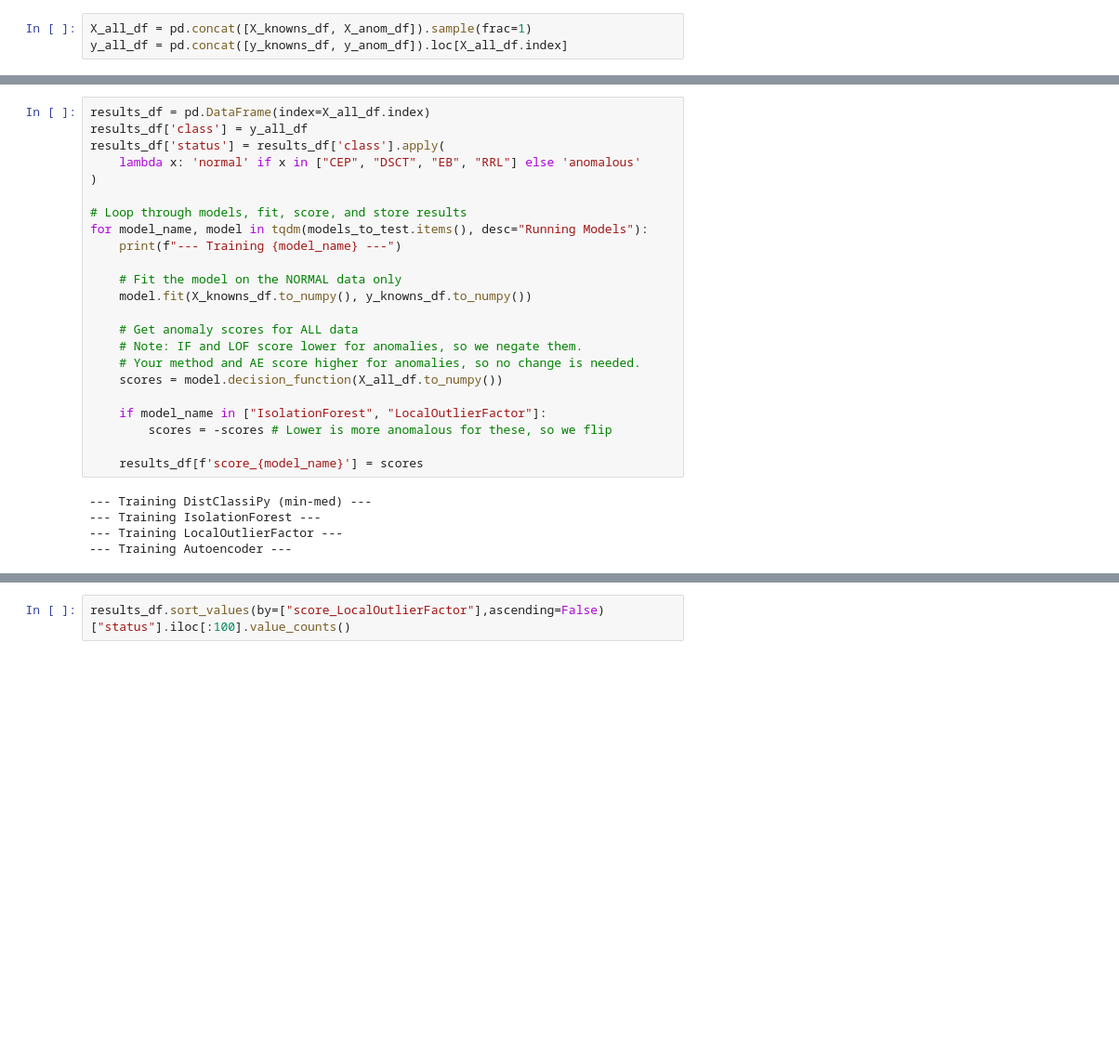
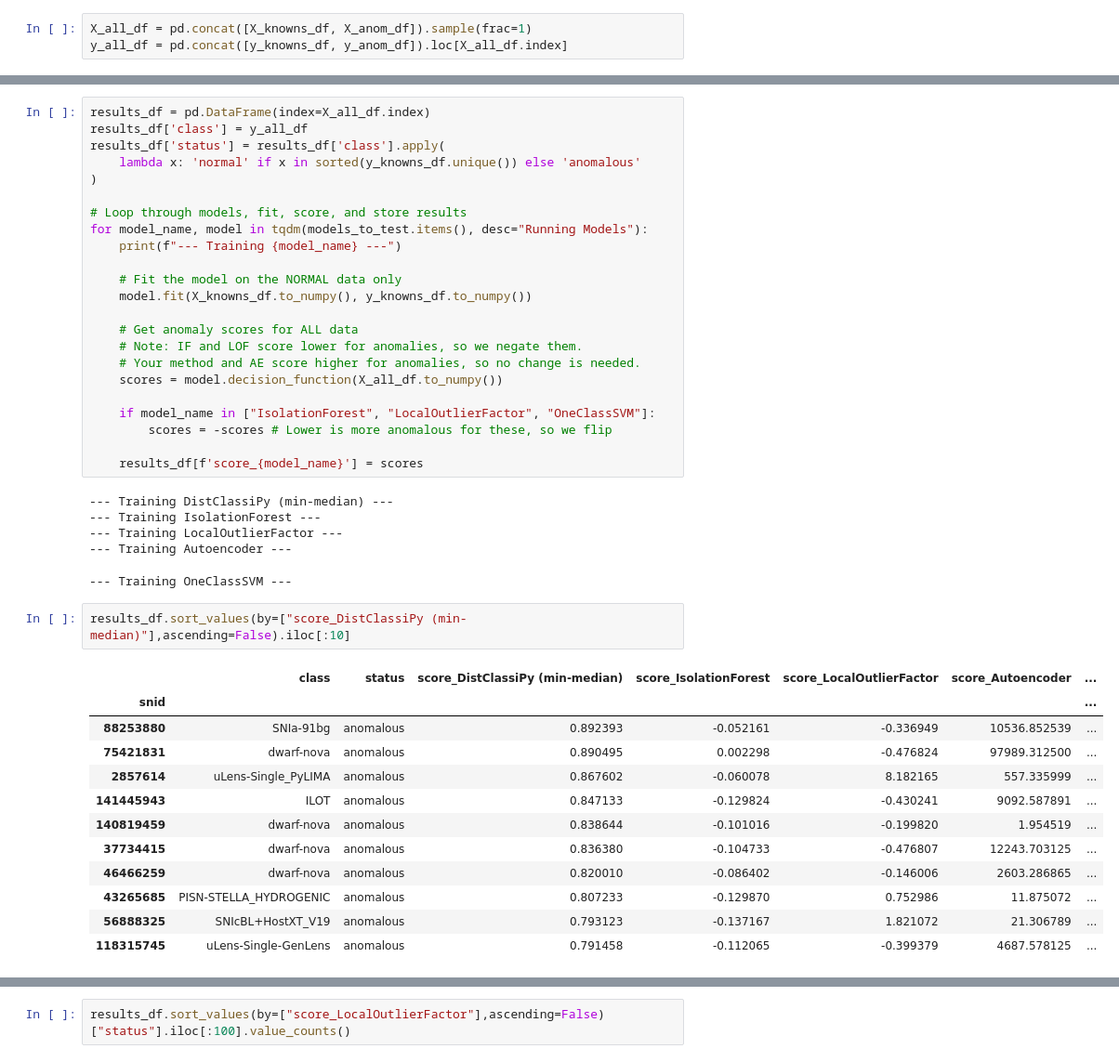
Before and after one commit to sidchaini/DistanceAnomalies, a Jupyter notebook: 04. ad comparison/rutgers01. outliers SC.ipynb, the cells around one changed output, grey strips where cells are left out. Shown: that part at 93% size. Cells and saved outputs as stored; diff of their text form; blank space fills up the shorter version.

```diff
--- a/04. ad comparison/rutgers01. outliers SC.ipynb
+++ b/04. ad comparison/rutgers01. outliers SC.ipynb
@@ -175,7 +449,7 @@ models_to_test = {
 results_df = pd.DataFrame(index=X_all_df.index)
 results_df['class'] = y_all_df
 results_df['status'] = results_df['class'].apply(
-    lambda x: 'normal' if x in ["CEP", "DSCT", "EB", "RRL"] else 'anomalous'
+    lambda x: 'normal' if x in sorted(y_knowns_df.unique()) else 'anomalous'
 )
 
 # Loop through models, fit, score, and store results
@@ -190,12 +464,28 @@ for model_name, model in tqdm(models_to_test.items(), desc="Running Models"):
     # Your method and AE score higher for anomalies, so no change is needed.
     scores = model.decision_function(X_all_df.to_numpy())
 
-    if model_name in ["IsolationForest", "LocalOutlierFactor"]:
+    if model_name in ["IsolationForest", "LocalOutlierFactor", "OneClassSVM"]:
         scores = -scores # Lower is more anomalous for these, so we flip
 
     results_df[f'score_{model_name}'] = scores
 # %% [output]
---- Training DistClassiPy (min-med) ---
+--- Training DistClassiPy (min-median) ---
 --- Training IsolationForest ---
 --- Training LocalOutlierFactor ---
 --- Training Autoencoder ---
+--- Training OneClassSVM ---
+# %%
+results_df.sort_values(by=["score_DistClassiPy (min-median)"],ascending=False).iloc[:10]
+# %% [output]
+|  | class | status | score_DistClassiPy (min-median) | score_IsolationForest | score_LocalOutlierFactor | score_Autoencoder | ... |
+| snid |  |  |  |  |  |  | ... |
+| 88253880 | SNIa-91bg | anomalous | 0.892393 | -0.052161 | -0.336949 | 10536.852539 | ... |
+| 75421831 | dwarf-nova | anomalous | 0.890495 | 0.002298 | -0.476824 | 97989.312500 | ... |
+| 2857614 | uLens-Single_PyLIMA | anomalous | 0.867602 | -0.060078 | 8.182165 | 557.335999 | ... |
+| 141445943 | ILOT | anomalous | 0.847133 | -0.129824 | -0.430241 | 9092.587891 | ... |
+| 140819459 | dwarf-nova | anomalous | 0.838644 | -0.101016 | -0.199820 | 1.954519 | ... |
+| 37734415 | dwarf-nova | anomalous | 0.836380 | -0.104733 | -0.476807 | 12243.703125 | ... |
+| 46466259 | dwarf-nova | anomalous | 0.820010 | -0.086402 | -0.146006 | 2603.286865 | ... |
+| 43265685 | PISN-STELLA_HYDROGENIC | anomalous | 0.807233 | -0.129870 | 0.752986 | 11.875072 | ... |
+| 56888325 | SNIcBL+HostXT_V19 | anomalous | 0.793123 | -0.137167 | 1.821072 | 21.306789 | ... |
+| 118315745 | uLens-Single-GenLens | anomalous | 0.791458 | -0.112065 | -0.399379 | 4687.578125 | ... |
```
Also changed, not shown: parts of 27 cells of this notebook, 6 other files.
